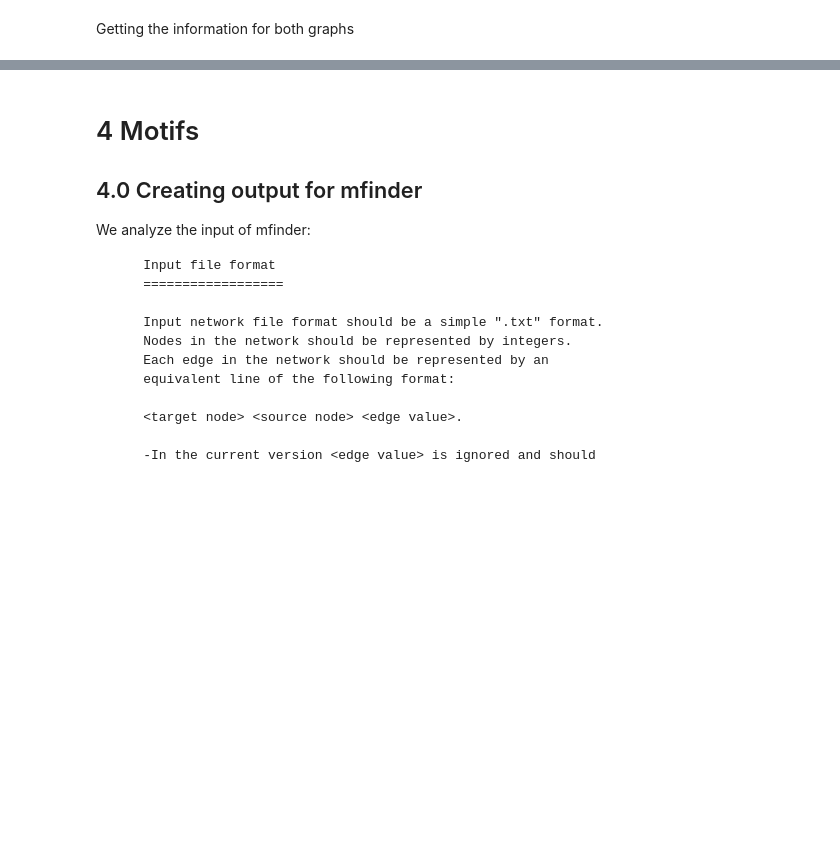
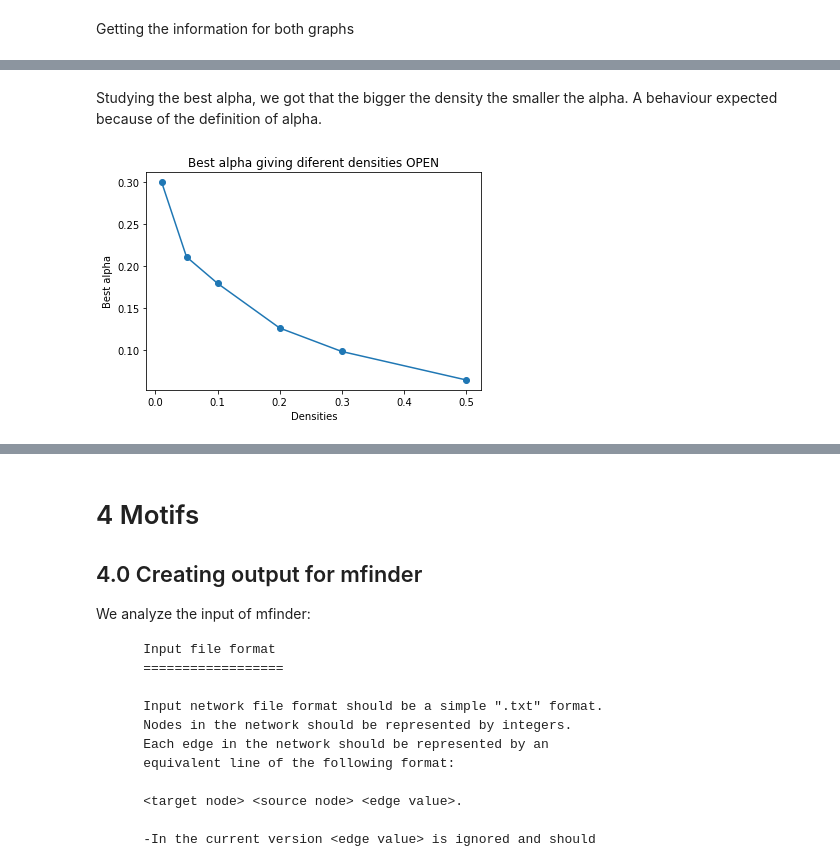
Before and after one commit to belgrades/neuroscience, a Jupyter notebook: All/All.ipynb, the cells around one changed output, grey strips where cells are left out. Cells and saved outputs as stored; diff of their text form; code cells hidden in the pictures; blank space fills up the shorter version.

```diff
--- a/All/All.ipynb
+++ b/All/All.ipynb
@@ -473,6 +472,3 @@ def graph_theory_indices(g_nx):
  #remember to degree_info.head(10)
 # %% [markdown]
 Getting the information for both graphs
-# %%
-(clustering, average_clustering, average_path_length, degree_info) = graph_theory_indices(directed_graph)
-(clustering, average_clustering, average_path_length, degree_info) = graph_theory_indices(directed_graph)
@@ -480,0 +542,29 @@ Getting the information for both graphs
+# %%
+def behaviour_density(interest_matrix, densities=[0.01, 0.05, 0.1, 0.2, 0.3, 0.5]):
+    global_clustering, global_path_length, best_alphas = [], [], []
+
+    for density in densities:
+        best_alpha = find_best_alpha(interest=interest_matrix,
+                                     desired_density=density,
+                                     tol=1e-3,
+                                     debug=False)
+
+        best_alphas.append(best_alpha)
+
+        community_graph = create_directed_graph(input_matrix=interest_matrix,
+                                                alpha=best_alpha,
+                                                position=position_data)
+
+        _, clustering, average_path_length, _  =graph_theory_indices(community_graph)
+
+        global_clustering.append(clustering)
+        global_path_length.append(average_path_length)
+
+    d = {'Clustering coefficient': global_clustering,
+         'Average path length':global_path_length,
+         'Densities': densities,
+         'Best alpha': best_alphas}
+
+    behaviour_df = pd.DataFrame(data=d)
+
+    return behaviour_df[['Densities', 'Best alpha', 'Clustering coefficient', 'Average path length']]
@@ -480,0 +573,3 @@ Getting the information for both graphs
+# %%
+behaviour_open = behaviour_density(interest_matrix=matrix_open)
+behaviour_close = behaviour_density(interest_matrix=matrix_closed)
@@ -480,0 +598,12 @@ Getting the information for both graphs
+# %% [markdown]
+Studying the best alpha, we got that the bigger the density the smaller the alpha. A behaviour expected because of the definition of alpha.
+# %%
+fig = plt.figure() #THIS
+plt.plot(behaviour_open['Densities'], behaviour_open['Best alpha'], '-o', color='C0')
+plt.xlabel('Densities')
+plt.ylabel('Best alpha')
+plt.title("Best alpha giving diferent densities OPEN")
+plt.show()
+fig.savefig('best_alpha_open.jpg')#AND THIS IS IMPORTANT TO SAVE PLOTS
+# %% [output]
+[figure, added]
```
Also changed, not shown: parts of 51 cells of this notebook.
